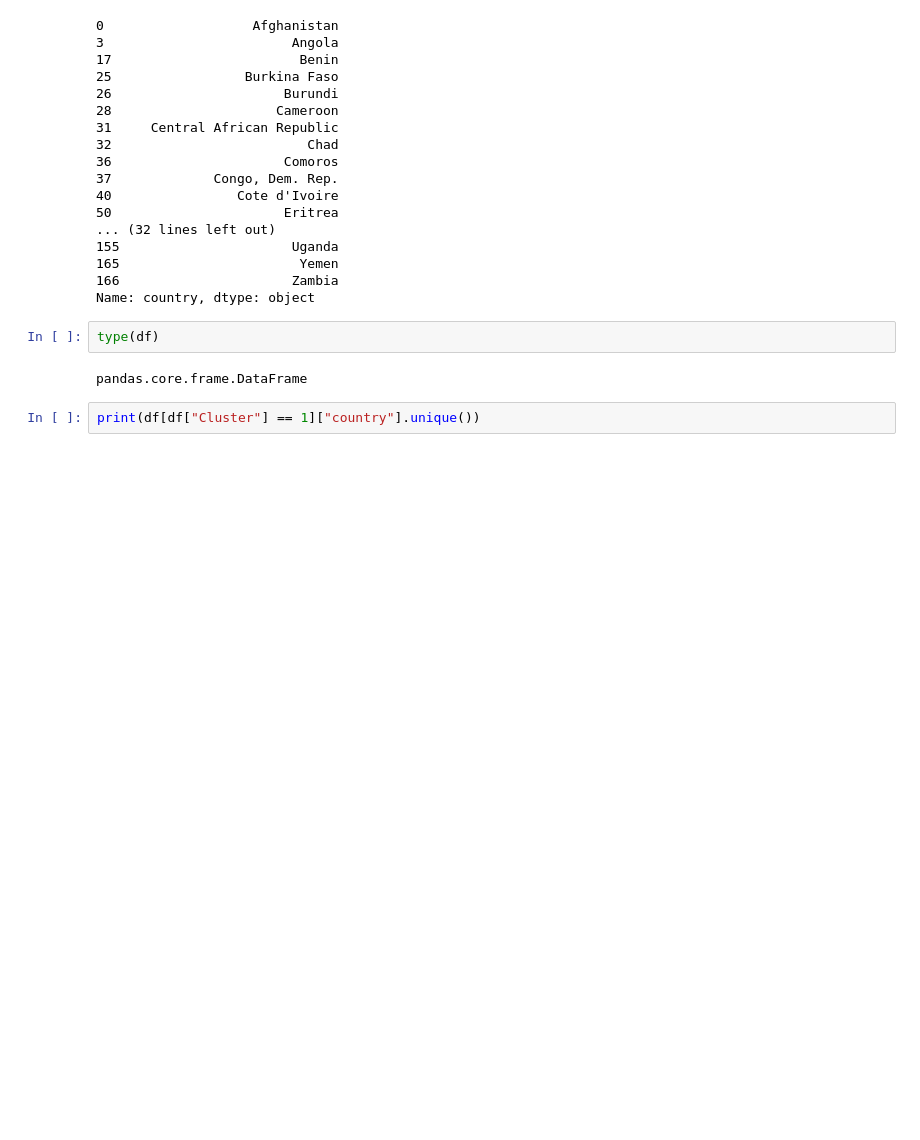
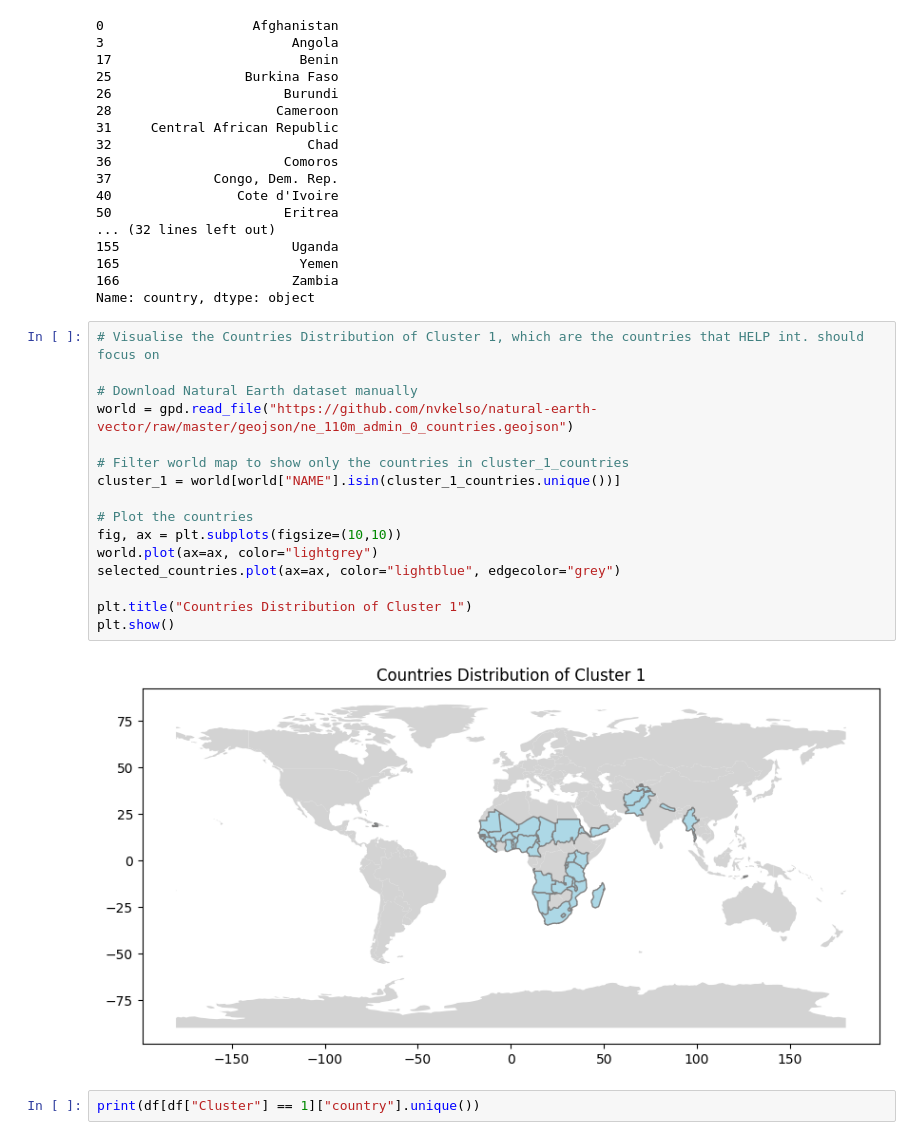
Before and after one commit to bytesbyt/ds_help_country, a Jupyter notebook: country.ipynb, the cells around one changed output. Cells and saved outputs as stored; diff of their text form; blank space fills up the shorter version.

Commit message:
Add map of countries distribution of cluster 1

```diff
--- a/country.ipynb
+++ b/country.ipynb
@@ -436,10 +438,24 @@ cluster_1_countries
 165                       Yemen
 166                      Zambia
 Name: country, dtype: object
-# %%
-type(df)
-# %% [output]
-pandas.core.frame.DataFrame
+# %%
+# Visualise the Countries Distribution of Cluster 1, which are the countries that HELP int. should focus on
+
+# Download Natural Earth dataset manually
+world = gpd.read_file("https://github.com/nvkelso/natural-earth-vector/raw/master/geojson/ne_110m_admin_0_countries.geojson")
+
+# Filter world map to show only the countries in cluster_1_countries
+cluster_1 = world[world["NAME"].isin(cluster_1_countries.unique())]
+
+# Plot the countries
+fig, ax = plt.subplots(figsize=(10,10))
+world.plot(ax=ax, color="lightgrey")
+selected_countries.plot(ax=ax, color="lightblue", edgecolor="grey")
+
+plt.title("Countries Distribution of Cluster 1")
+plt.show()
+# %% [output]
+[figure, added]
 # %%
 print(df[df["Cluster"] == 1]["country"].unique())
 # %% [output]
```
Also changed, not shown: parts of 1 cell of this notebook, 7 other files.
